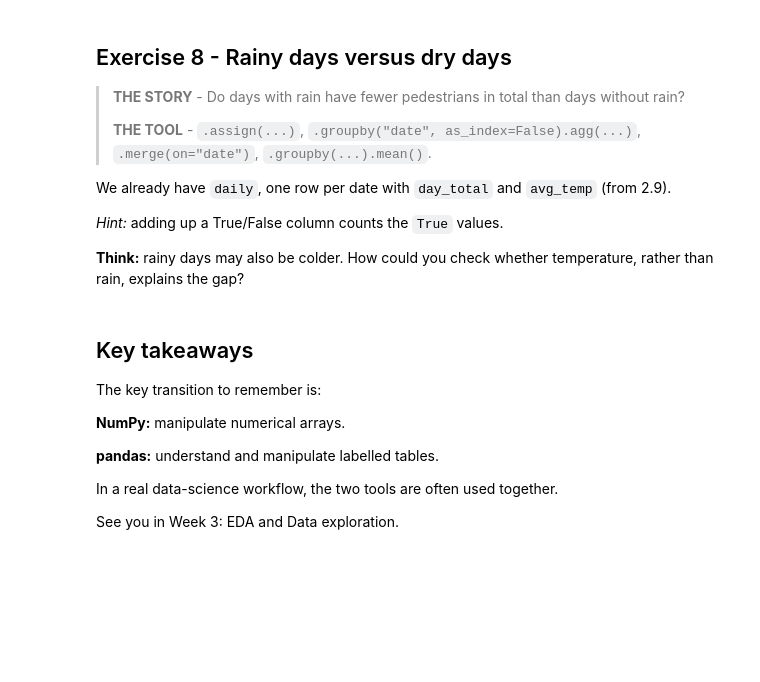
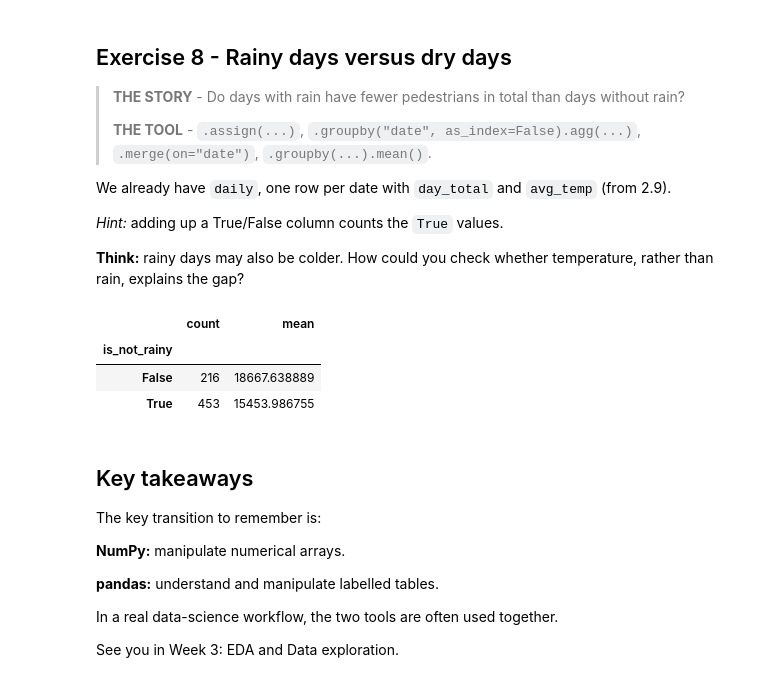
Before and after one commit to ansonwang05/NYU-Tandon-Career-Hub-Fall-2026-Data-Science-Bootcamp, a Jupyter notebook: Week_2/Code/Week_2.ipynb, the cells around one changed output. Drawn from its saved outputs; the diff is of its cells as text; code cells hidden in the pictures; blank space fills up the shorter version.

Commit message:
Finish Assignment

```diff
--- a/Week_2/Code/Week_2.ipynb
+++ b/Week_2/Code/Week_2.ipynb
@@ -1383,6 +1438,27 @@ We already have `daily`, one row per date with `day_total` and `avg_temp` (from
 **Think:** rainy days may also be colder. How could you check whether temperature, rather than rain, explains the gap?
 # %%
 # Your code here
+
+bridge_cp["date"] = bridge_cp["hour_beginning"].dt.normalize()
+
+rainy_day = bridge_cp.groupby("date", as_index=False).agg(
+    rained_amt=("precipitation", "sum")
+)
+
+new_daily = daily.merge(rainy_day, on="date")
+
+completed = new_daily.assign(is_not_rainy=new_daily["rained_amt"] > 0)
+
+completed.groupby("is_not_rainy")["day_total"].agg(["count", "mean"])
+
+# This shows that there isn't that big of a difference between when it is
+#   raining and when it is not raining, at least in terms of people on the bridge
+# There is more days that are not rainy then there is
+# %% [output]
+|  | count | mean |
+| is_not_rainy |  |  |
+| False | 216 | 18667.638889 |
+| True | 453 | 15453.986755 |
 # %% [markdown]
 ## Key takeaways
 
```
Also changed, not shown: parts of 5 cells of this notebook.
